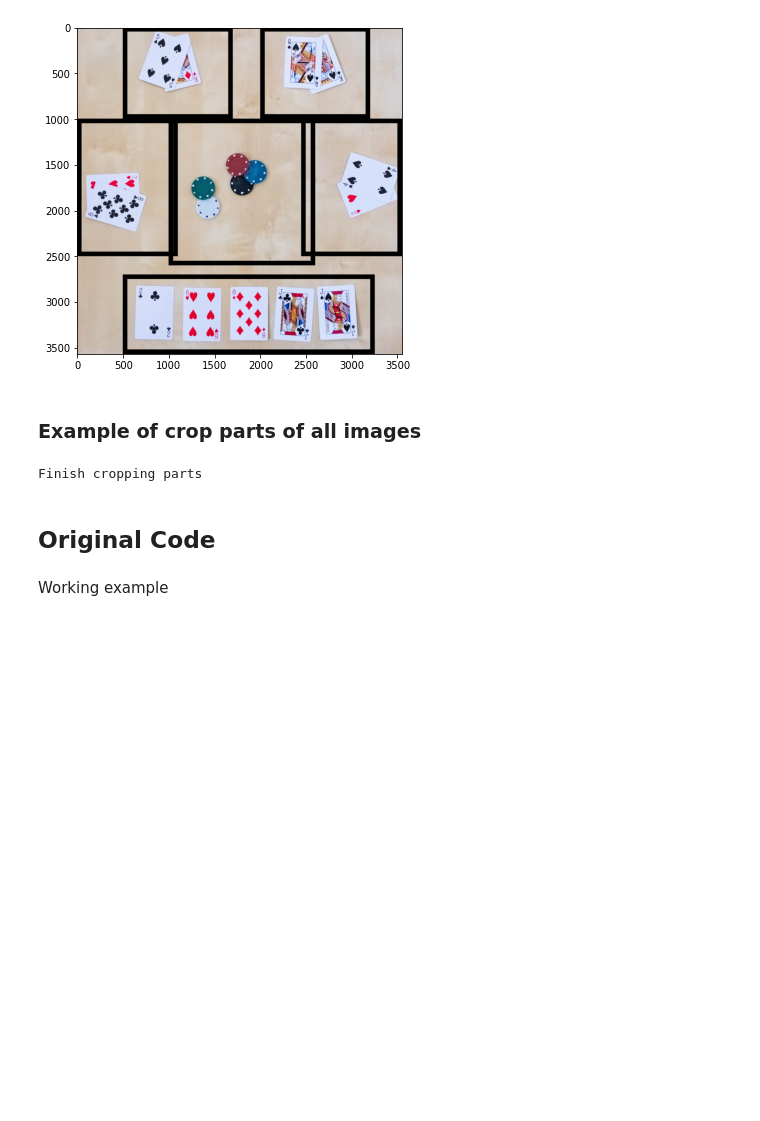
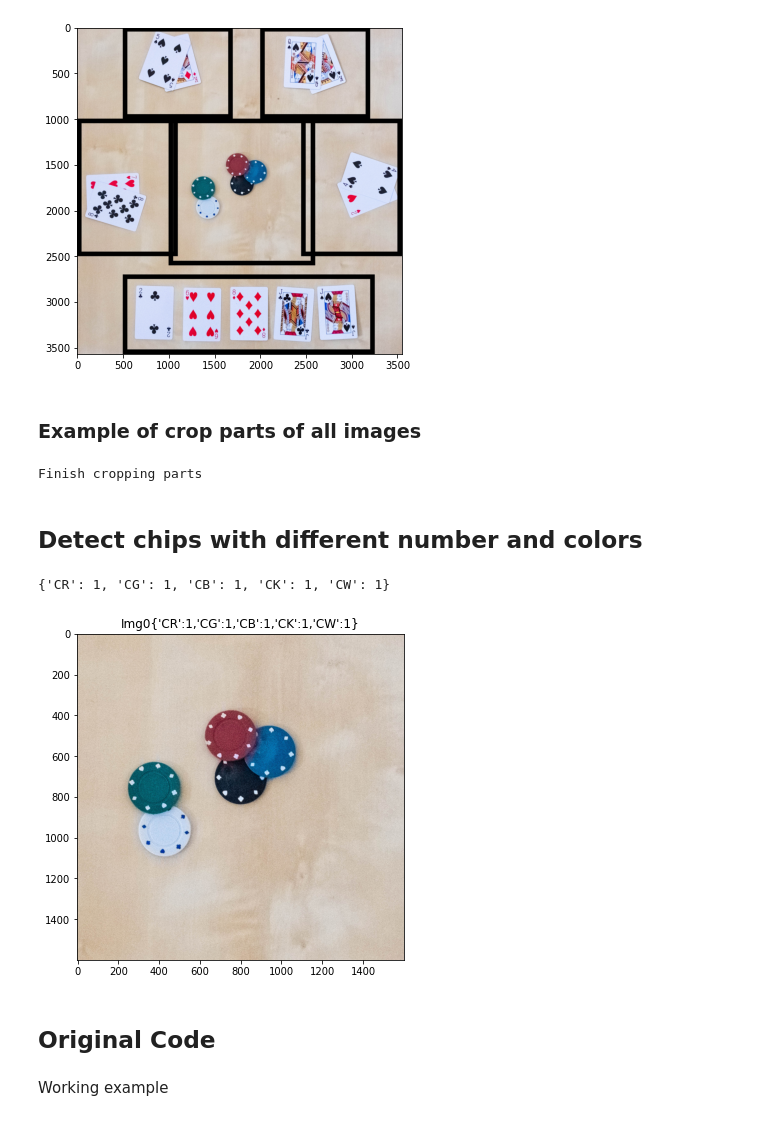
Before and after one commit to XufengGAO/iapr, a Jupyter notebook: project/project_yujie.ipynb, the cells around one changed output. Cells and saved outputs as stored; diff of their text form; code cells hidden in the pictures; blank space fills up the shorter version.

```diff
--- a/project/project_yujie.ipynb
+++ b/project/project_yujie.ipynb
@@ -296,3 +296,5 @@ for img_id, table_crop in enumerate(tables_crop):
 print('Finish cropping parts')
 # %% [output]
 Finish cropping parts
+# %% [markdown]
+## Detect chips with different number and colors
@@ -298,0 +303,12 @@ Finish cropping parts
+# %%
+test_id = 0
+chip_im_np = np.asarray(im_parts_set['CR-CW'][test_id])
+getChipRes(
+    chip_im = chip_im_np,
+    img_id = test_id,
+    viz_res=True,
+    debug=False,
+)
+# %% [output]
+{'CR': 1, 'CG': 1, 'CB': 1, 'CK': 1, 'CW': 1}
+[figure, added]
```
Also changed, not shown: parts of 6 cells of this notebook, 2 other files.
